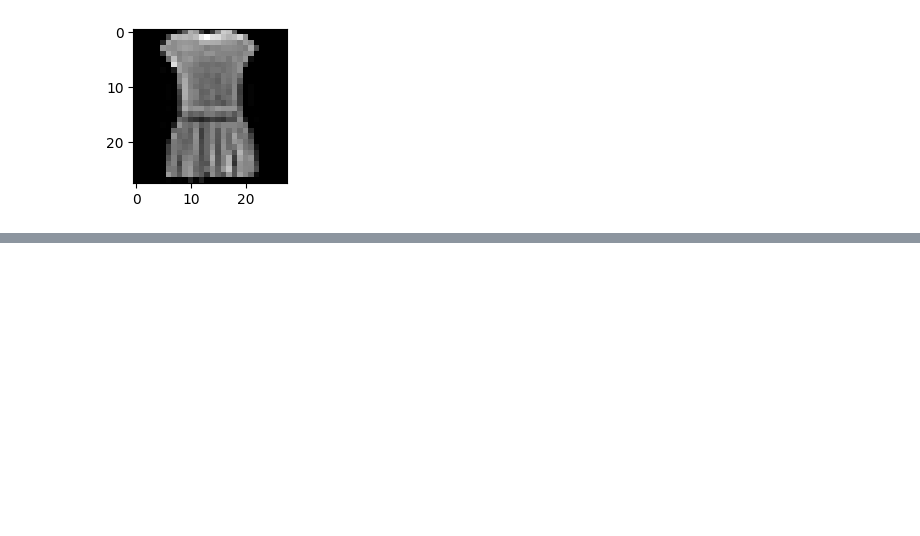
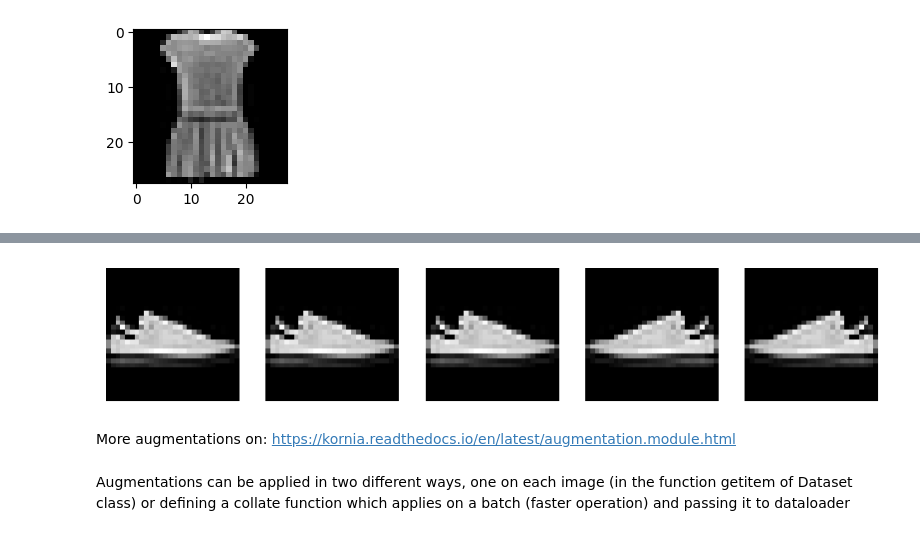
Before and after one commit to AniTho/Computer_Vision_DL, a Jupyter notebook: Day_05 (CNN based Neural Network).ipynb, the cells around one changed output, grey strips where cells are left out. Saved outputs shown, nothing was run; the diff lists cells and outputs as text; code cells hidden in the pictures; blank space fills up the shorter version.

```diff
--- a/Day_05 (CNN based Neural Network).ipynb
+++ b/Day_05 (CNN based Neural Network).ipynb
@@ -261,0 +294,16 @@ plt.imshow(rotated[0][0], cmap = 'gray');
+# %%
+# Horizontal Flip
+p = 0.7
+rot_aug = augmentations.RandomHorizontalFlip(p = p)
+img_channel = img[None].to(torch.float32)
+fig, axes = plt.subplots(nrows=1, ncols = 5, figsize = (10,2))
+for i in range(5):
+    transformed = rot_aug(img_channel)[0][0]  # Output is BxCxHxW
+    axes[i].imshow(transformed, cmap = 'gray')
+    axes[i].axis('off')
+# %% [output]
+[figure, added]
+# %% [markdown]
+More augmentations on: https://kornia.readthedocs.io/en/latest/augmentation.module.html
+# %% [markdown]
+Augmentations can be applied in two different ways, one on each image (in the function getitem of Dataset class) or defining a collate function which applies on a batch (faster operation) and passing it to dataloader
```
Also changed, not shown: parts of 8 cells of this notebook.
